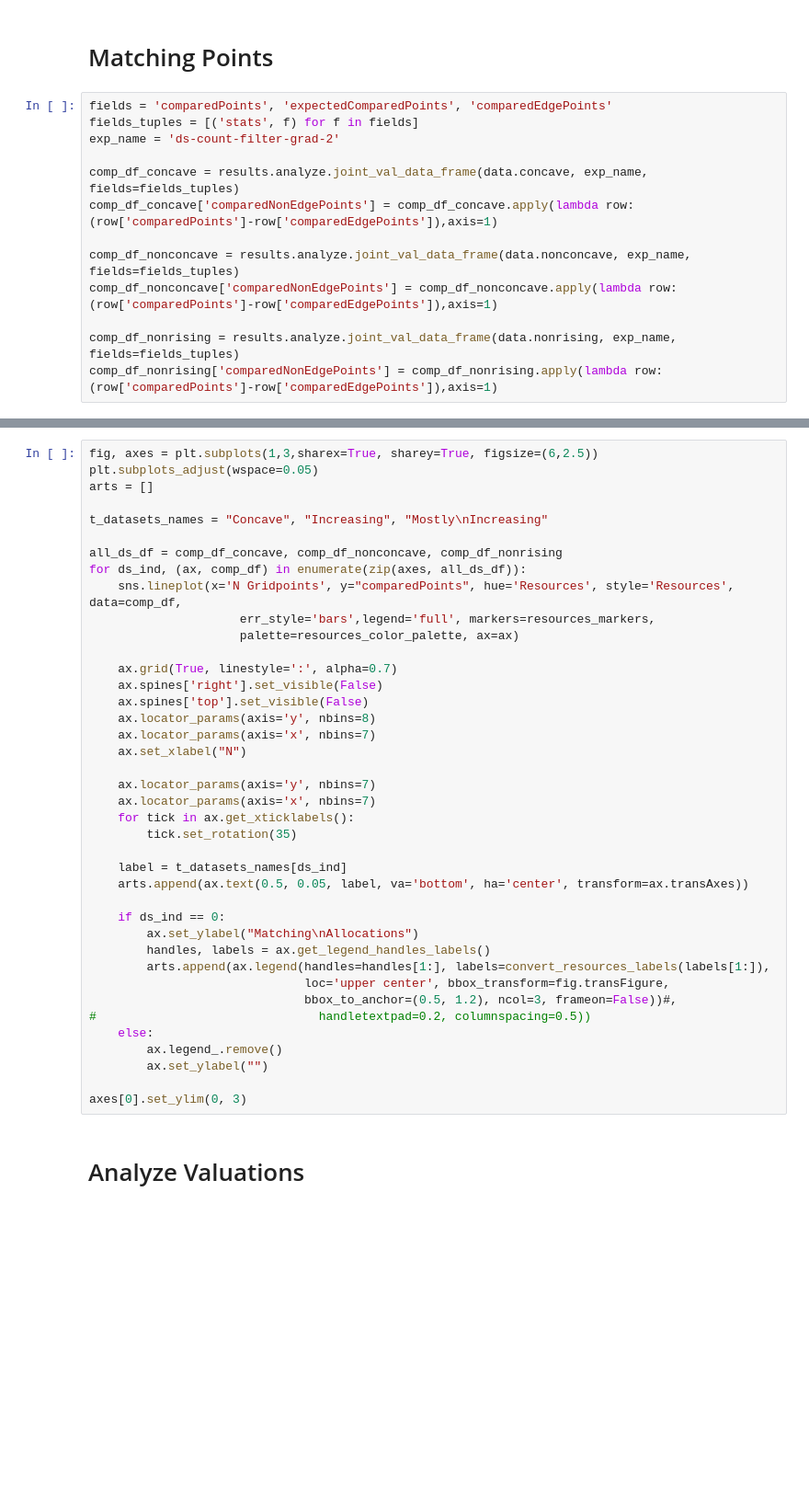
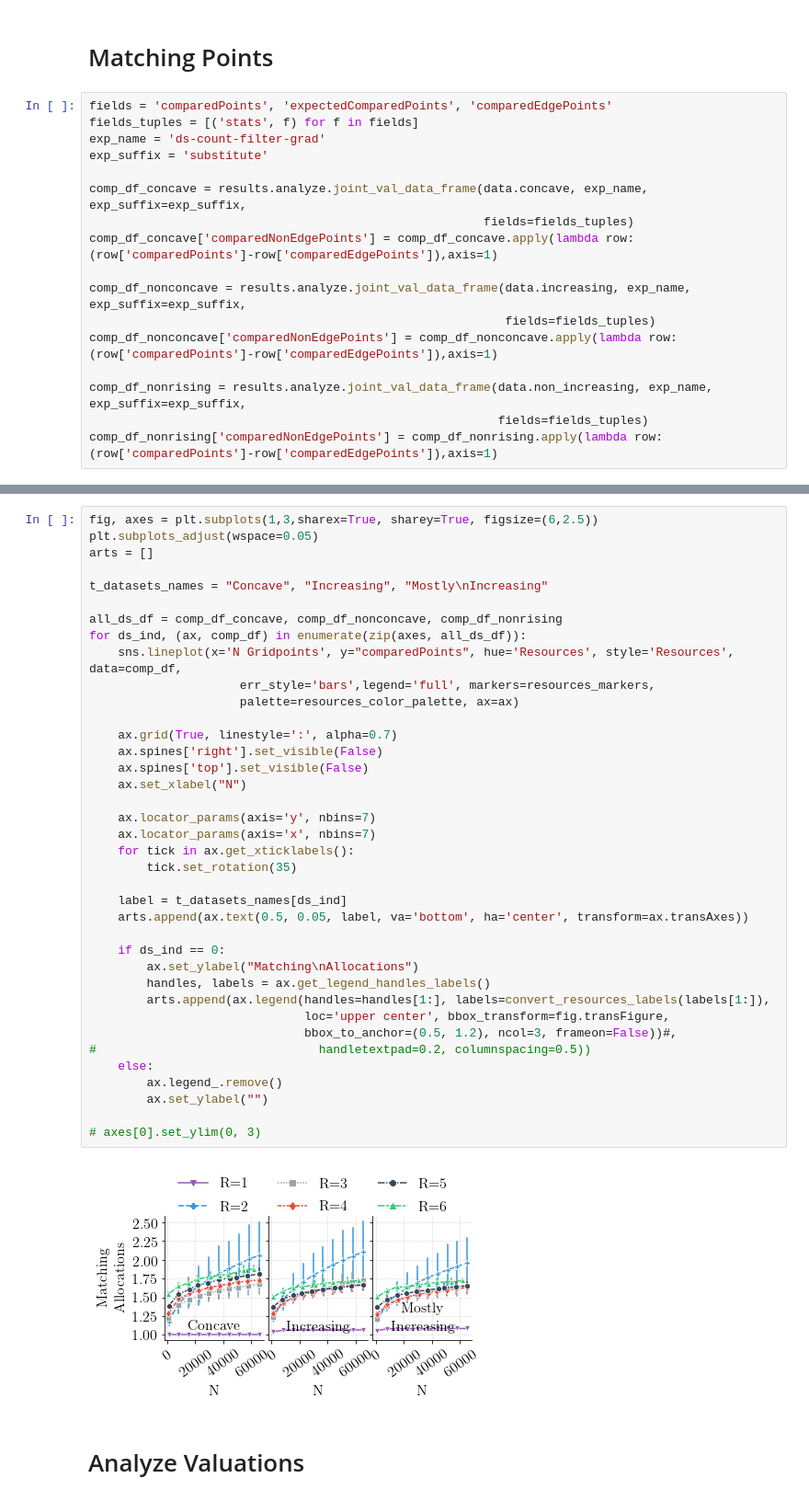
Before and after one commit to liran-funaro/jointfunc-vcg, a Jupyter notebook: notebooks/Analyze.ipynb, the cells around one changed output, grey strips where cells are left out. Shown: that part at 92% size. Drawn from its saved outputs; the diff is of its cells as text; blank space fills up the shorter version.

```diff
--- a/notebooks/Analyze.ipynb
+++ b/notebooks/Analyze.ipynb
@@ -851,14 +885,18 @@ plt.plot(x,y)
 # %%
 fields = 'comparedPoints', 'expectedComparedPoints', 'comparedEdgePoints'
 fields_tuples = [('stats', f) for f in fields]
-exp_name = 'ds-count-filter-grad-2'
+exp_name = 'ds-count-filter-grad'
+exp_suffix = 'substitute'
 
-comp_df_concave = results.analyze.joint_val_data_frame(data.concave, exp_name, fields=fields_tuples)
+comp_df_concave = results.analyze.joint_val_data_frame(data.concave, exp_name, exp_suffix=exp_suffix,
+                                                       fields=fields_tuples)
 comp_df_concave['comparedNonEdgePoints'] = comp_df_concave.apply(lambda row: (row['comparedPoints']-row['comparedEdgePoints']),axis=1)
 
-comp_df_nonconcave = results.analyze.joint_val_data_frame(data.nonconcave, exp_name, fields=fields_tuples)
+comp_df_nonconcave = results.analyze.joint_val_data_frame(data.increasing, exp_name, exp_suffix=exp_suffix,
+                                                          fields=fields_tuples)
 comp_df_nonconcave['comparedNonEdgePoints'] = comp_df_nonconcave.apply(lambda row: (row['comparedPoints']-row['comparedEdgePoints']),axis=1)
 
-comp_df_nonrising = results.analyze.joint_val_data_frame(data.nonrising, exp_name, fields=fields_tuples)
+comp_df_nonrising = results.analyze.joint_val_data_frame(data.non_increasing, exp_name, exp_suffix=exp_suffix,
+                                                         fields=fields_tuples)
 comp_df_nonrising['comparedNonEdgePoints'] = comp_df_nonrising.apply(lambda row: (row['comparedPoints']-row['comparedEdgePoints']),axis=1)
 # %% [output]
@@ -873,36 +916,36 @@ t_datasets_names = "Concave", "Increasing", "Mostly\nIncreasing"
 all_ds_df = comp_df_concave, comp_df_nonconcave, comp_df_nonrising
 for ds_ind, (ax, comp_df) in enumerate(zip(axes, all_ds_df)):
     sns.lineplot(x='N Gridpoints', y="comparedPoints", hue='Resources', style='Resources', data=comp_df,
                      err_style='bars',legend='full', markers=resources_markers,
                      palette=resources_color_palette, ax=ax)
 
     ax.grid(True, linestyle=':', alpha=0.7)
     ax.spines['right'].set_visible(False)
     ax.spines['top'].set_visible(False)
-    ax.locator_params(axis='y', nbins=8)
-    ax.locator_params(axis='x', nbins=7)
     ax.set_xlabel("N")
 
     ax.locator_params(axis='y', nbins=7)
     ax.locator_params(axis='x', nbins=7)
     for tick in ax.get_xticklabels():
         tick.set_rotation(35)
 
     label = t_datasets_names[ds_ind]
     arts.append(ax.text(0.5, 0.05, label, va='bottom', ha='center', transform=ax.transAxes))
 
     if ds_ind == 0:
         ax.set_ylabel("Matching\nAllocations")
         handles, labels = ax.get_legend_handles_labels()
         arts.append(ax.legend(handles=handles[1:], labels=convert_resources_labels(labels[1:]),
                               loc='upper center', bbox_transform=fig.transFigure,
                               bbox_to_anchor=(0.5, 1.2), ncol=3, frameon=False))#,
 #                               handletextpad=0.2, columnspacing=0.5))
     else:
         ax.legend_.remove()
         ax.set_ylabel("")
 
-axes[0].set_ylim(0, 3)
+# axes[0].set_ylim(0, 3)
+# %% [output]
+[figure, added]
 # %% [markdown]
 # Analyze Valuations
 # %%
```
Also changed, not shown: parts of 9 cells of this notebook, 5 other files.
